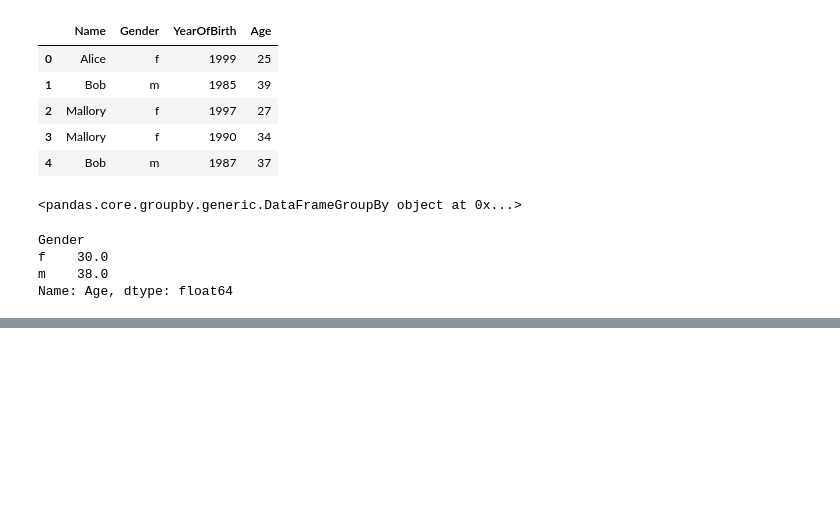
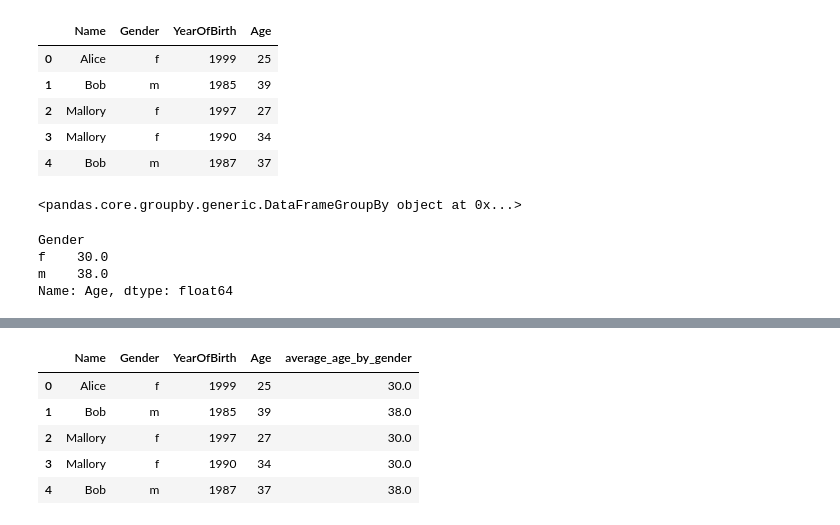
Before and after one commit to febse/opt2025-de, a Jupyter notebook: 01-Python/03-Pandas.ipynb, the cells around one changed output, grey strips where cells are left out. Saved outputs shown, nothing was run; the diff lists cells and outputs as text; code cells hidden in the pictures; blank space fills up the shorter version.

```diff
--- a/01-Python/01-04-Pandas.ipynb
+++ b/01-Python/03-Pandas.ipynb
@@ -288,0 +354,10 @@ Name: Age, dtype: float64
+# %%
+df2["average_age_by_gender"] = df2.groupby("Gender")["Age"].transform("mean")
+df2.head()
+# %% [output]
+|  | Name | Gender | YearOfBirth | Age | average_age_by_gender |
+| 0 | Alice | f | 1999 | 25 | 30.0 |
+| 1 | Bob | m | 1985 | 39 | 38.0 |
+| 2 | Mallory | f | 1997 | 27 | 30.0 |
+| 3 | Mallory | f | 1990 | 34 | 30.0 |
+| 4 | Bob | m | 1987 | 37 | 38.0 |
```
Also changed, not shown: parts of 17 cells of this notebook, 6 other files.
